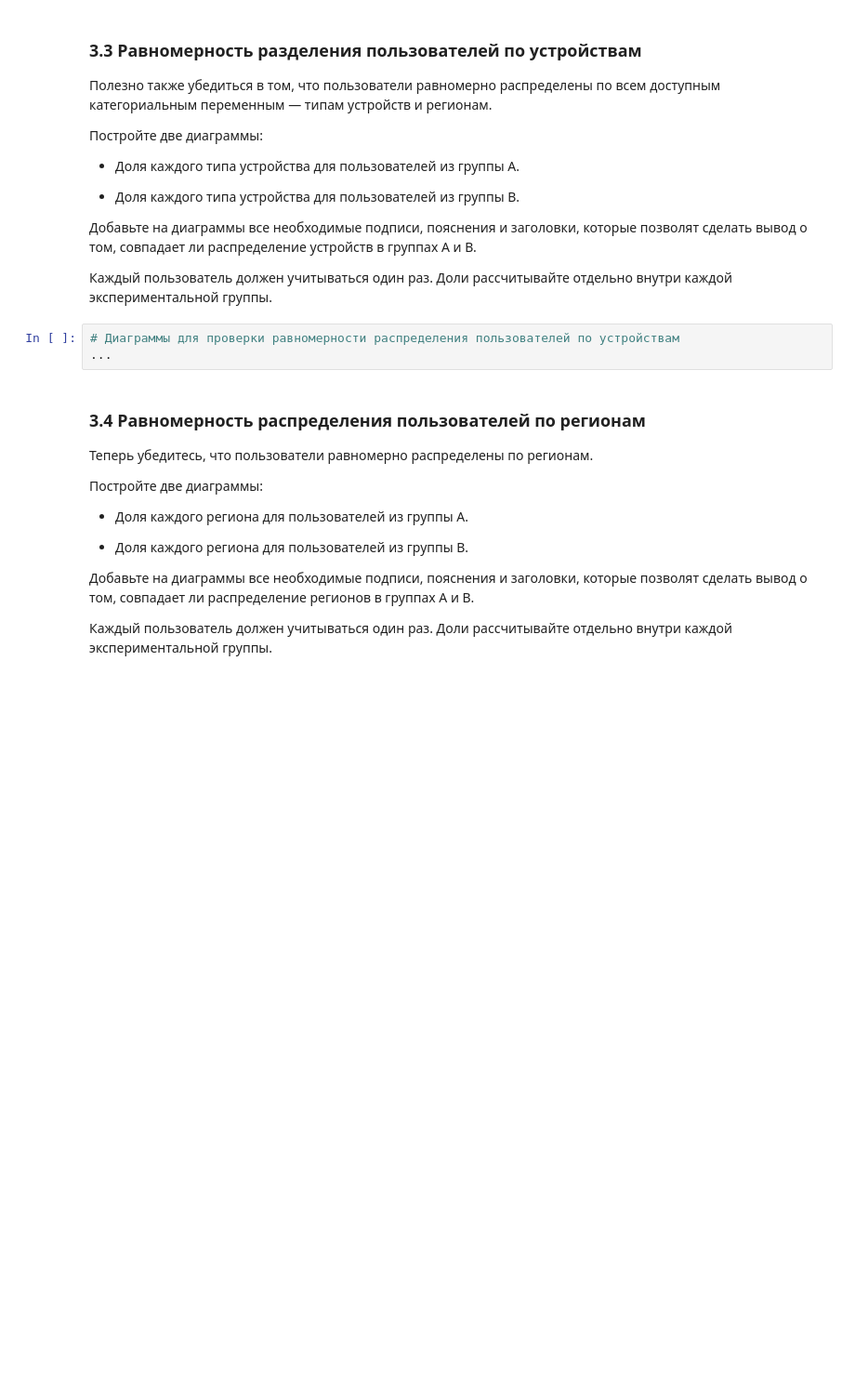
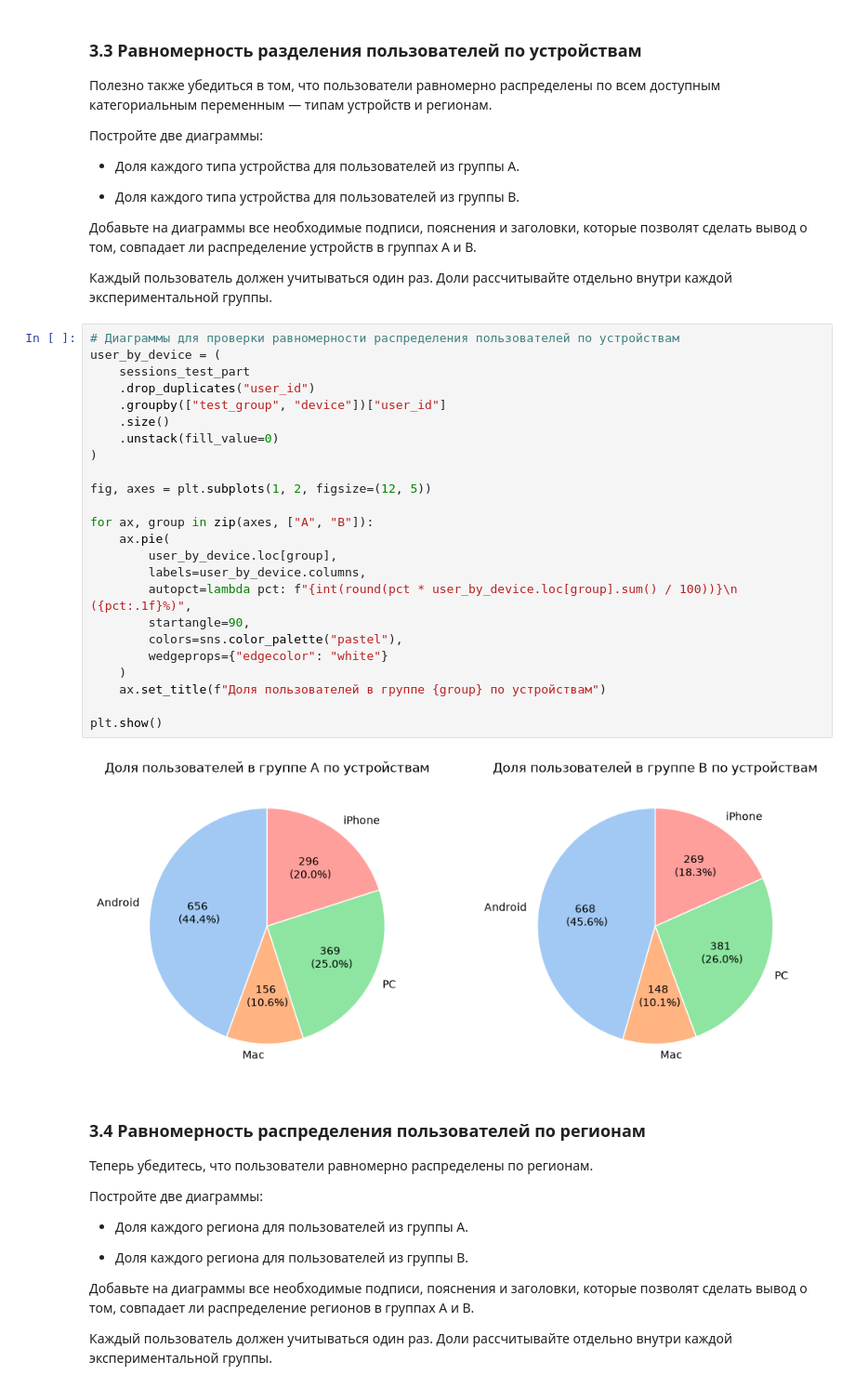
Before and after one commit to MEYakunin/Sprint22_AB_Test_Successful_First_Sessions, a Jupyter notebook: Sprint22_AB_Test_Successful_First_Sessions_Yakunin_Mikl.ipynb, the cells around one changed output. Shown at 93% size. Cells and saved outputs as stored; diff of their text form; blank space fills up the shorter version.

```diff
--- a/Sprint22_AB_Test_Successful_First_Sessions_Yakunin_Mikl.ipynb
+++ b/Sprint22_AB_Test_Successful_First_Sessions_Yakunin_Mikl.ipynb
@@ -742,7 +801,30 @@ print(f"Пересечение пользователей: {len(users_a & users_
 Каждый пользователь должен учитываться один раз. Доли рассчитывайте отдельно внутри каждой экспериментальной группы.
 # %%
 # Диаграммы для проверки равномерности распределения пользователей по устройствам
-...
+user_by_device = (
+    sessions_test_part
+    .drop_duplicates("user_id")
+    .groupby(["test_group", "device"])["user_id"]
+    .size()
+    .unstack(fill_value=0)
+)
+
+fig, axes = plt.subplots(1, 2, figsize=(12, 5))
+
+for ax, group in zip(axes, ["A", "B"]):
+    ax.pie(
+        user_by_device.loc[group],
+        labels=user_by_device.columns,
+        autopct=lambda pct: f"{int(round(pct * user_by_device.loc[group].sum() / 100))}\n ({pct:.1f}%)",
+        startangle=90,
+        colors=sns.color_palette("pastel"),
+        wedgeprops={"edgecolor": "white"}
+    )
+    ax.set_title(f"Доля пользователей в группе {group} по устройствам")
+
+plt.show()
+# %% [output]
+[figure, added]
 # %% [markdown]
 ### 3.4 Равномерность распределения пользователей по регионам
 
```
Also changed, not shown: parts of 5 cells of this notebook.
